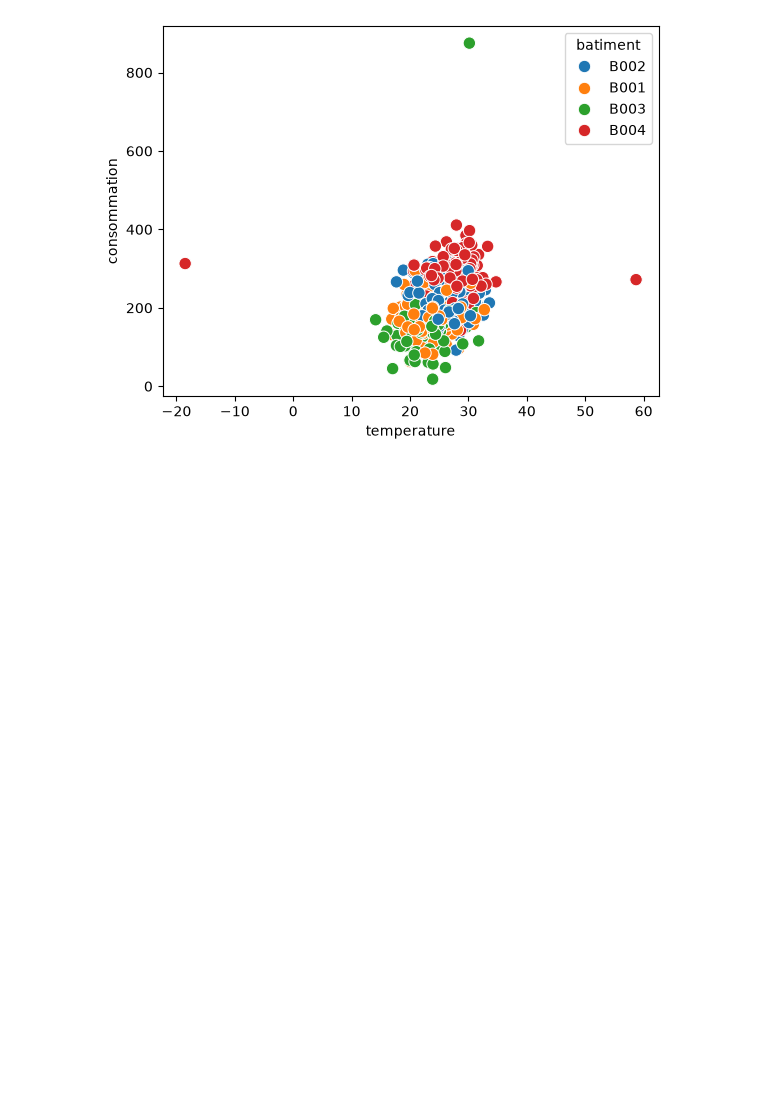
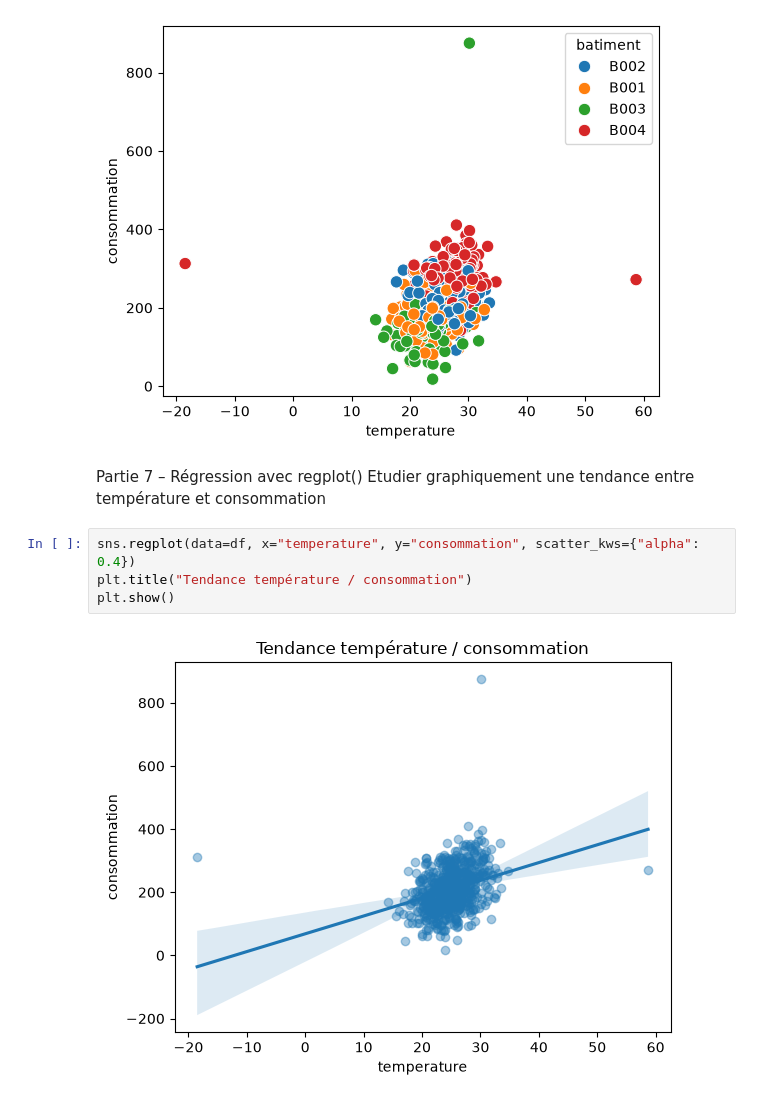
Before and after one commit to yohanfredyh/atelier_seaborn, a Jupyter notebook: notebooks/atelier_seaborn_iot.ipynb, the cells around one changed output. Drawn from its saved outputs; the diff is of its cells as text; blank space fills up the shorter version.

Commit message:
partie 7

```diff
--- a/notebooks/atelier_seaborn_iot.ipynb
+++ b/notebooks/atelier_seaborn_iot.ipynb
@@ -303,3 +303,12 @@ sns.scatterplot(data=df, x="temperature", y="consommation", hue="batiment", s=80
 plt.show()
 # %% [output]
 [figure]
+# %% [markdown]
+Partie 7 – Régression avec regplot()
+Etudier graphiquement une tendance entre température et consommation
+# %%
+sns.regplot(data=df, x="temperature", y="consommation", scatter_kws={"alpha": 0.4})
+plt.title("Tendance température / consommation")
+plt.show()
+# %% [output]
+[figure, added]
```
